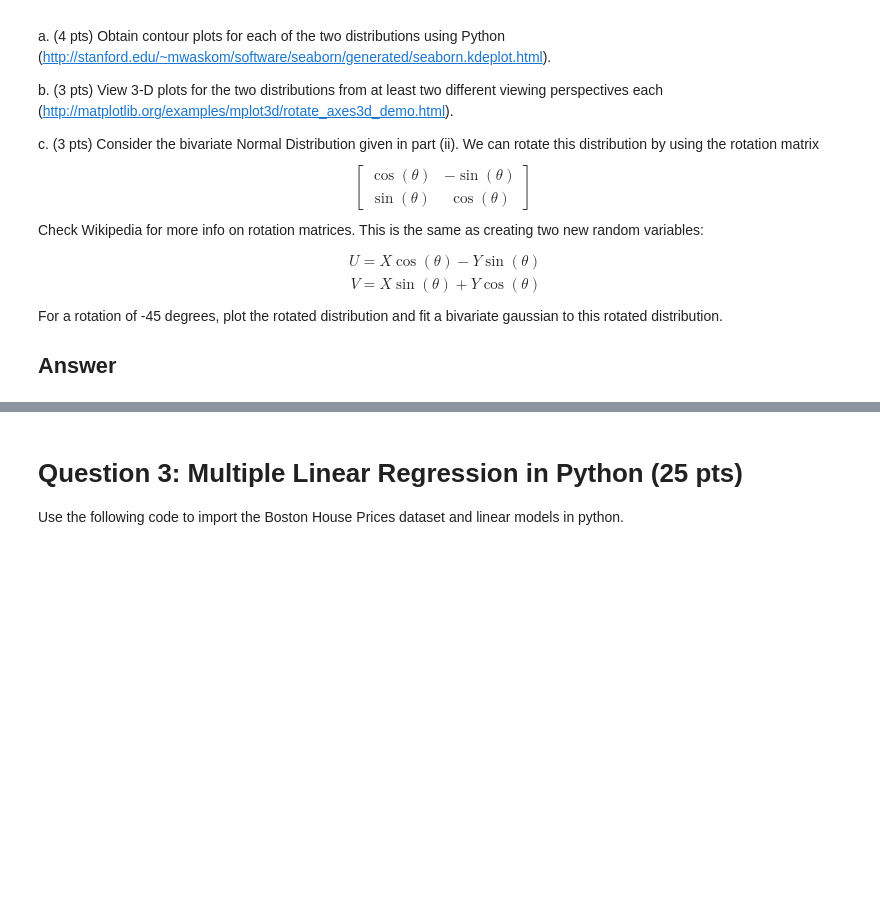
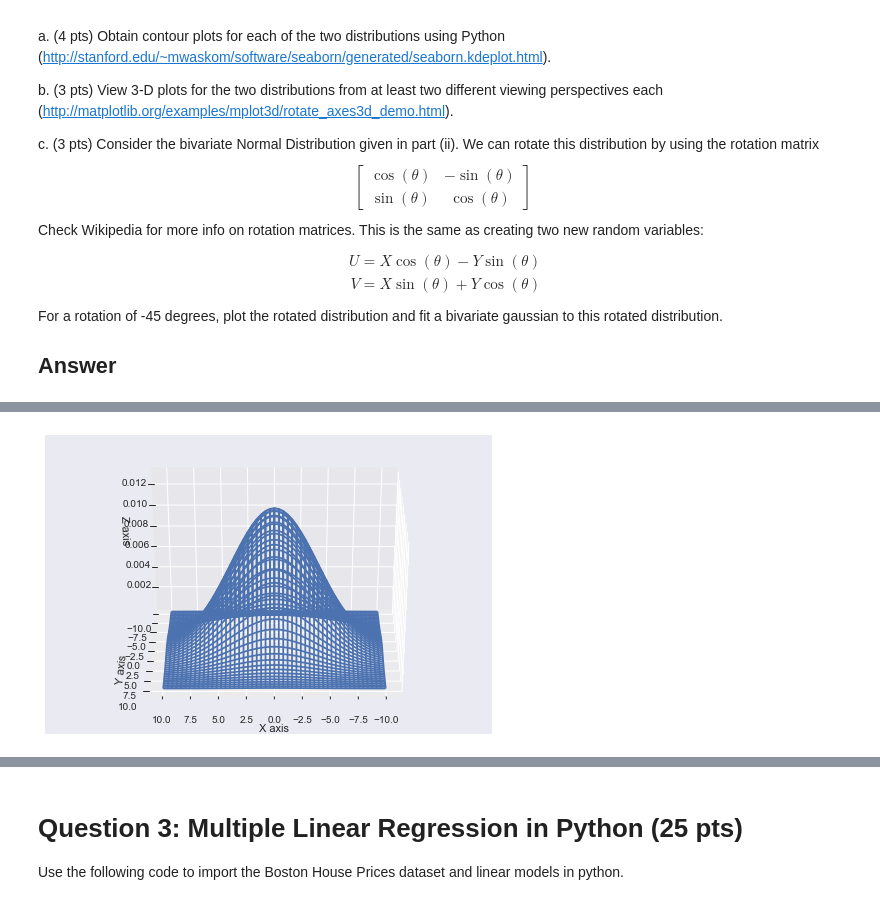
Before and after one commit to ericxl/EE461P, a Jupyter notebook: hw1/HW1.ipynb, the cells around one changed output, grey strips where cells are left out. Cells and saved outputs as stored; diff of their text form; code cells hidden in the pictures; blank space fills up the shorter version.

```diff
--- a/hw1/HW1.ipynb
+++ b/hw1/HW1.ipynb
@@ -56,0 +123,12 @@ For a rotation of -45 degrees, plot the rotated distribution and fit a bivariate
+# %%
+fig = plt.figure()
+ax = fig.gca(projection='3d')
+ax.plot_wireframe(x, y, rv1.pdf(pos),cmap='viridis')
+ax.set_xlabel('X axis')
+ax.set_ylabel('Y axis')
+ax.set_zlabel('Z axis')
+ax.view_init(30, 90)
+plt.show()
+# first distribution, second perspective
+# %% [output]
+[figure, added]
```
Also changed, not shown: parts of 28 cells of this notebook, 2 other files.
